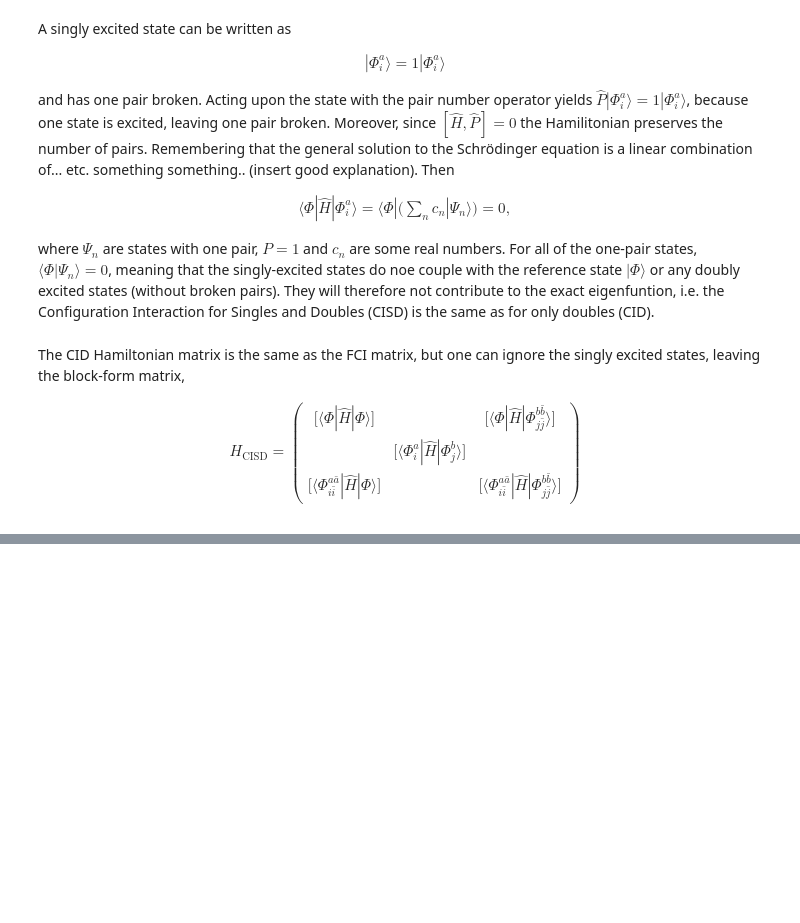
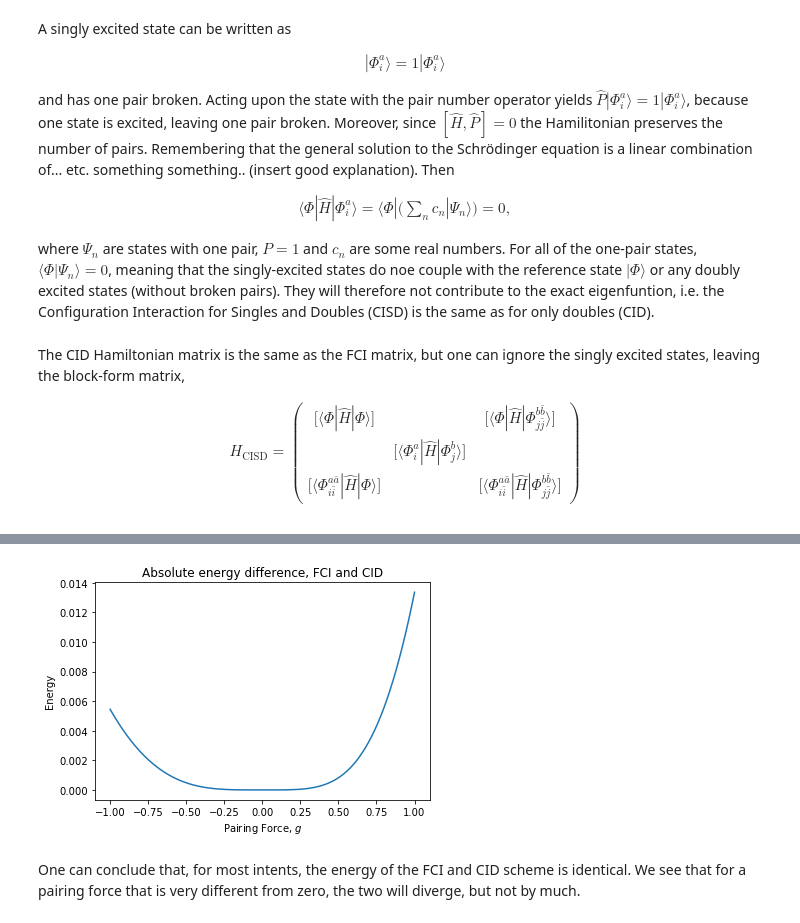
Before and after one commit to gregwinther/FYS-KJM4480, a Jupyter notebook: Project2/FYS-KJM4480 2017 Project 2.ipynb, the cells around one changed output, grey strips where cells are left out. Drawn from its saved outputs; the diff is of its cells as text; code cells hidden in the pictures; blank space fills up the shorter version.

```diff
--- a/Project2/FYS-KJM4480 2017 Project 2.ipynb
+++ b/Project2/FYS-KJM4480 2017 Project 2.ipynb
@@ -587,0 +646,11 @@ H_{\text{CISD}} = \begin{pmatrix}
+# %%
+# Plot to better display difference of CID and FCI
+plt.plot(G, np.abs(E_CID[:, 0] - E_FCI[:, 0]))
+plt.title("Absolute energy difference, FCI and CID")
+plt.ylabel("Energy")
+plt.xlabel("Pairing Force, $g$")
+plt.show()
+# %% [output]
+[figure, added]
+# %% [markdown]
+One can conclude that, for most intents, the energy of the FCI and CID scheme is identical. We see that for a pairing force that is very different from zero, the two will diverge, but not by much.
```
Also changed, not shown: parts of 7 cells of this notebook.
